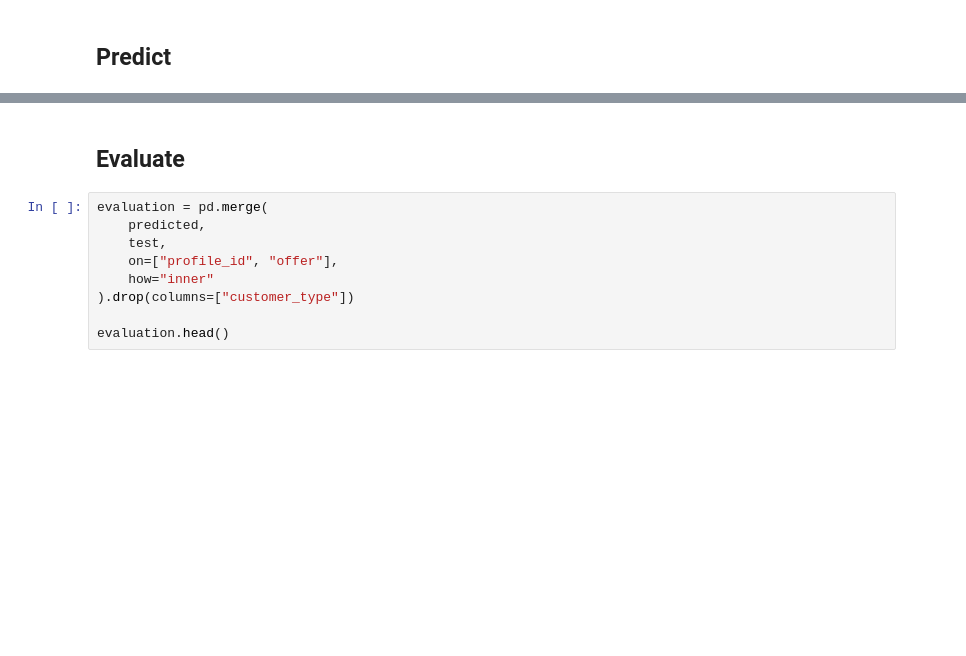
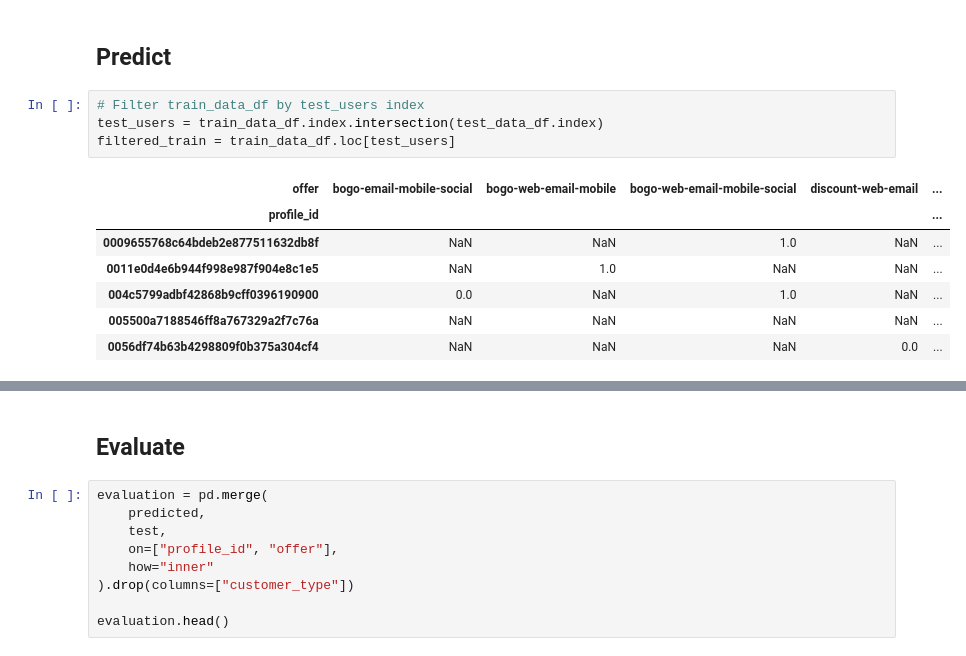
Before and after one commit to seobando/UDACITY_AWSML, a Jupyter notebook: 5-capstone-project/notebooks/modeling/cf_mahalanobis.ipynb, the cells around one changed output, grey strips where cells are left out. Cells and saved outputs as stored; diff of their text form; blank space fills up the shorter version.

```diff
--- a/5-capstone-project/notebooks/modeling/cf_mahalanobis.ipynb
+++ b/5-capstone-project/notebooks/modeling/cf_mahalanobis.ipynb
@@ -115,4 +144,16 @@ test_data_df = test_user_item.groupby(['profile_id', 'offer'])['score'].max().un
 # %% [markdown]
 ## Predict
+# %%
+# Filter train_data_df by test_users index
+test_users = train_data_df.index.intersection(test_data_df.index)
+filtered_train = train_data_df.loc[test_users]
+# %% [output]
+| offer | bogo-email-mobile-social | bogo-web-email-mobile | bogo-web-email-mobile-social | discount-web-email | ... |
+| profile_id |  |  |  |  | ... |
+| 0009655768c64bdeb2e877511632db8f | NaN | NaN | 1.0 | NaN | ... |
+| 0011e0d4e6b944f998e987f904e8c1e5 | NaN | 1.0 | NaN | NaN | ... |
+| 004c5799adbf42868b9cff0396190900 | 0.0 | NaN | 1.0 | NaN | ... |
+| 005500a7188546ff8a767329a2f7c76a | NaN | NaN | NaN | NaN | ... |
+| 0056df74b63b4298809f0b375a304cf4 | NaN | NaN | NaN | 0.0 | ... |
 # %%
 # Make predictions
```
Also changed, not shown: parts of 5 cells of this notebook, 1 other file.
